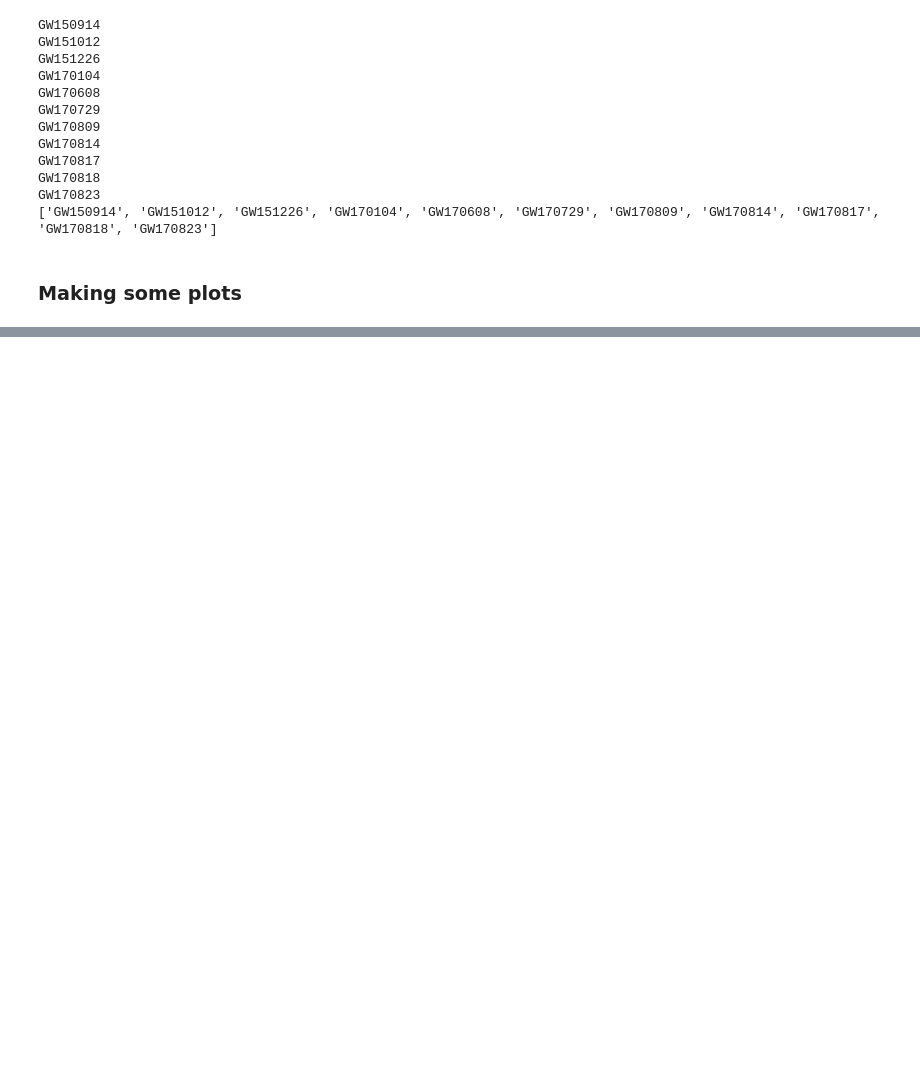
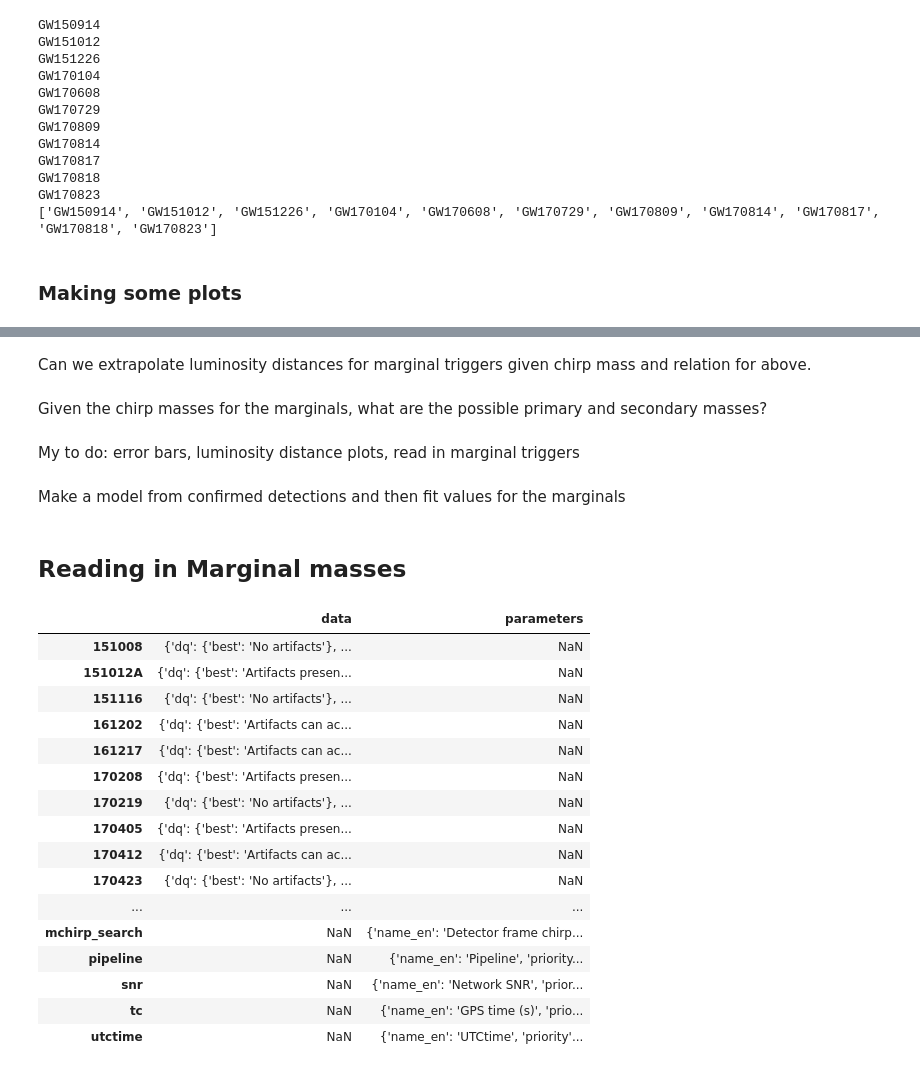
Before and after one commit to charlotteolsen/astrostats_GWproject, a Jupyter notebook: GW_project.ipynb, the cells around one changed output, grey strips where cells are left out. Cells and saved outputs as stored; diff of their text form; code cells hidden in the pictures; blank space fills up the shorter version.

```diff
--- a/GW_project.ipynb
+++ b/GW_project.ipynb
@@ -325,0 +383,32 @@ plt.setp(ax.get_xticklabels(), rotation=60, ha="right",
+# %% [markdown]
+Can we extrapolate luminosity distances for marginal triggers given chirp mass and relation for above.
+# %% [markdown]
+Given the chirp masses for the marginals, what are the possible primary and secondary masses?
+# %% [markdown]
+My to do:  error bars, luminosity distance plots, read in marginal triggers
+# %% [markdown]
+Make a model from confirmed detections and then fit values for the marginals
+# %% [markdown]
+## Reading in Marginal masses
+# %%
+csv_test = pd.read_json('./marginal.json')
+# %%
+csv_test
+# %% [output]
+|  | data | parameters |
+| 151008 | {'dq': {'best': 'No artifacts'}, ... | NaN |
+| 151012A | {'dq': {'best': 'Artifacts presen... | NaN |
+| 151116 | {'dq': {'best': 'No artifacts'}, ... | NaN |
+| 161202 | {'dq': {'best': 'Artifacts can ac... | NaN |
+| 161217 | {'dq': {'best': 'Artifacts can ac... | NaN |
+| 170208 | {'dq': {'best': 'Artifacts presen... | NaN |
+| 170219 | {'dq': {'best': 'No artifacts'}, ... | NaN |
+| 170405 | {'dq': {'best': 'Artifacts presen... | NaN |
+| 170412 | {'dq': {'best': 'Artifacts can ac... | NaN |
+| 170423 | {'dq': {'best': 'No artifacts'}, ... | NaN |
+| ... | ... | ... |
+| mchirp_search | NaN | {'name_en': 'Detector frame chirp... |
+| pipeline | NaN | {'name_en': 'Pipeline', 'priority... |
+| snr | NaN | {'name_en': 'Network SNR', 'prior... |
+| tc | NaN | {'name_en': 'GPS time (s)', 'prio... |
+| utctime | NaN | {'name_en': 'UTCtime', 'priority'... |
```
Also changed, not shown: parts of 17 cells of this notebook.
